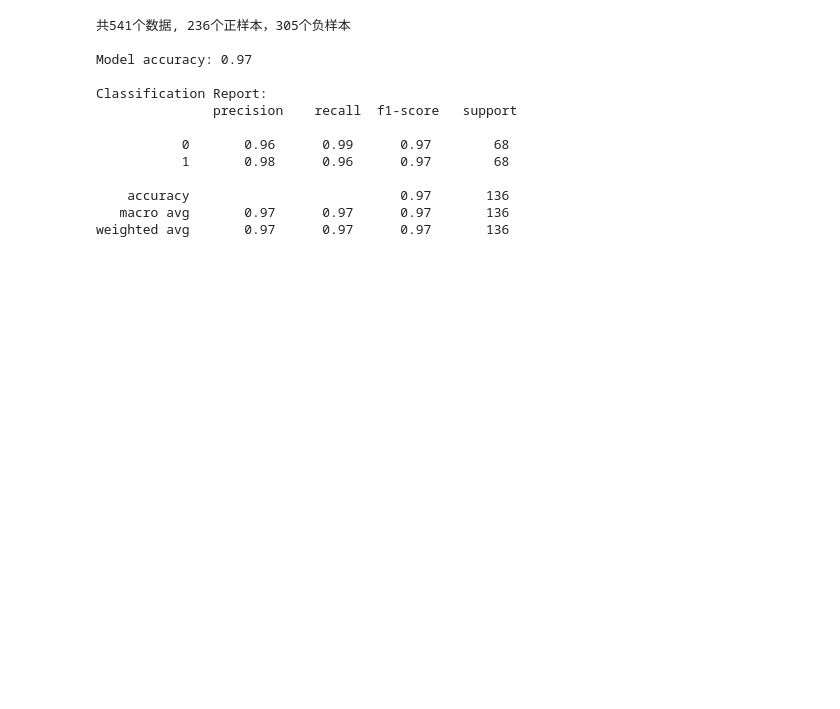
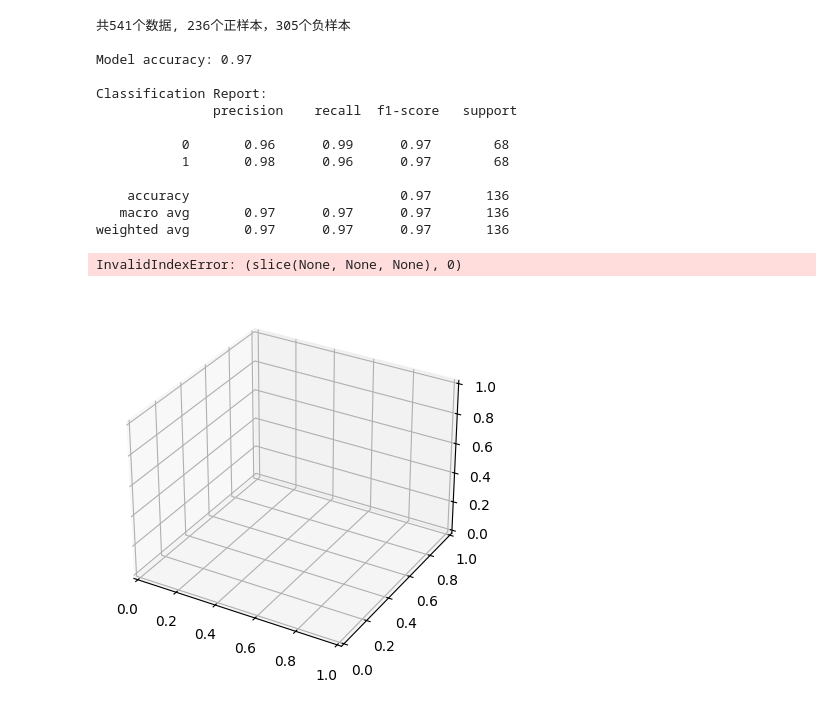
Before and after one commit to crisi7/Road_Recognition, a Jupyter notebook: Train_SVM.ipynb, the cells around one changed output. Drawn from its saved outputs; the diff is of its cells as text; code cells hidden in the pictures; blank space fills up the shorter version.

Commit message:
try visual

```diff
--- a/Train_SVM.ipynb
+++ b/Train_SVM.ipynb
@@ -85,25 +86,29 @@ Classification Report:
    macro avg       0.97      0.97      0.97       136
 weighted avg       0.97      0.97      0.97       136
 # %%
-# 绘制数据点
+# 可视化
 fig = plt.figure()
 ax = fig.add_subplot(111, projection='3d')
-ax.scatter(data[:, 0], data[:, 1], data[:, 2], c=y, s=30, cmap=plt.cm.Paired)
+
+# 绘制数据点
+ax.scatter(X_train[:, 0], X_train[:, 1], X_train[:, 2], c=y_train, cmap=plt.cm.Paired)
 
 # 获取支持向量
 support_vectors = clf.support_vectors_
 # 绘制支持向量
 ax.scatter(support_vectors[:, 0], support_vectors[:, 1], support_vectors[:, 2], s=100,
-            linewidth=1, facecolors='none', edgecolors='k')
+           linewidth=1, facecolors='none', edgecolors='k')
 
 # 绘制分割超平面
 w = clf.coef_[0]
 b = clf.intercept_[0]
-# 计算超平面的截距
-xx = np.linspace(X[:, 0].min() - 1, X[:, 0].max() + 1, 10)
-yy = np.linspace(X[:, 1].min() - 1, X[:, 1].max() + 1, 10)
+xx = np.linspace(X_train.iloc[:, 0].min() - 1, X_train[:, 0].max() + 1, 10)
+yy = np.linspace(X_train[:, 1].min() - 1, X_train[:, 1].max() + 1, 10)
 X1, X2 = np.meshgrid(xx, yy)
 Z = -w[0] / w[2] * X1 - w[1] / w[2] * X2 - b / w[2]
 ax.plot_surface(X1, X2, Z, alpha=0.5, rstride=1, cstride=1, color='k', linewidth=0)
 
 plt.show()
+# %% [output]
+InvalidIndexError: (slice(None, None, None), 0)
+[figure, added]
```
Also changed, not shown: parts of 1 cell of this notebook.
